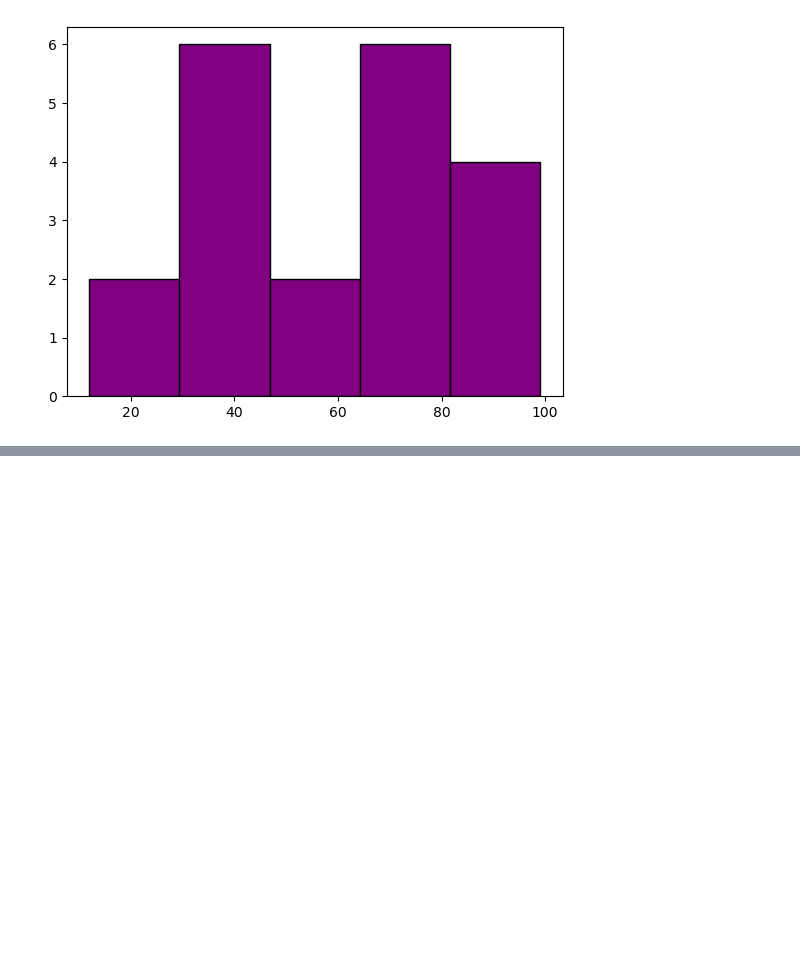
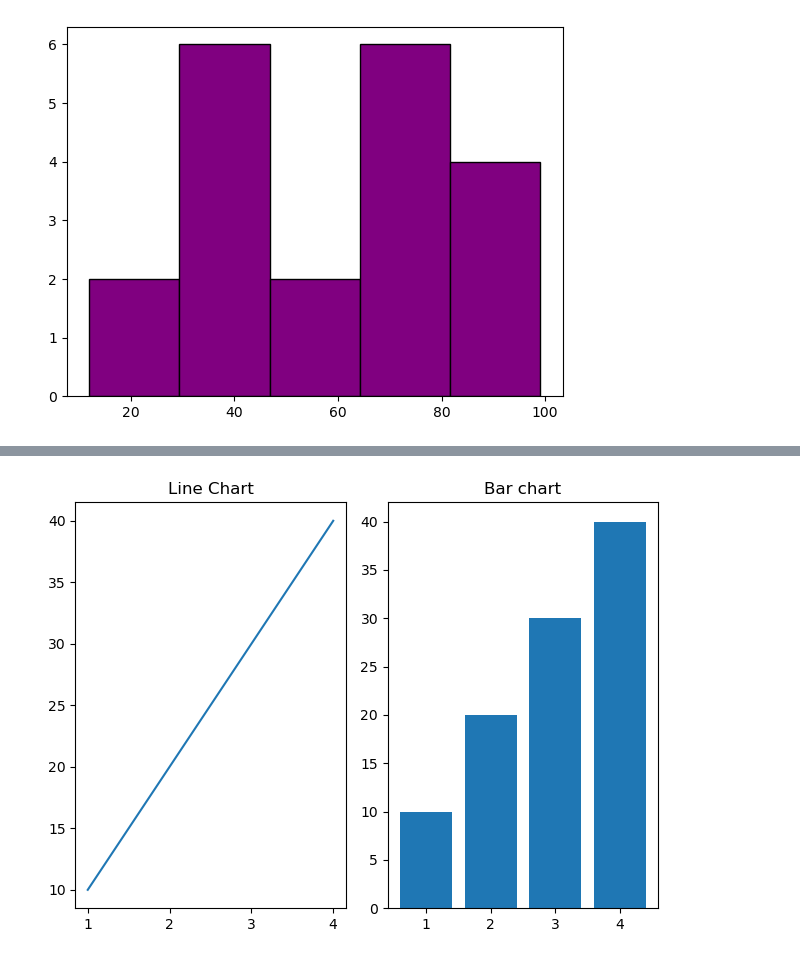
Before and after one commit to shravan6778/python_data_stack, a Jupyter notebook: MatPoltLib/Matplotlib.ipynb, the cells around one changed output, grey strips where cells are left out. Cells and saved outputs as stored; diff of their text form; code cells hidden in the pictures; blank space fills up the shorter version.

```diff
--- a/MatPoltLib/Matplotlib.ipynb
+++ b/MatPoltLib/Matplotlib.ipynb
@@ -81,0 +111,18 @@ plt.show()
+# %%
+#subplots and layout adjustments
+#subplot functions
+#A subplot is an individual plot (an "Axes" object) situated within a larger canvas or "Figure". The primary purpose of subplots is to arrange multiple, distinct plots in a grid or other organized layout within a single figure, enabling easy comparison of different datasets or various views of the same data.
+import matplotlib.pyplot as plt
+
+x=[1,2,3,4]
+y=[10,20,30,40]
+plt.subplot(1,2,1)
+plt.plot(x,y)
+plt.title('Line Chart')
+
+plt.subplot(1,2,2)
+plt.bar(x,y)
+plt.title('Bar chart')
+plt.show()
+# %% [output]
+[figure, added]
```
Also changed, not shown: parts of 2 cells of this notebook, 1 other file.
